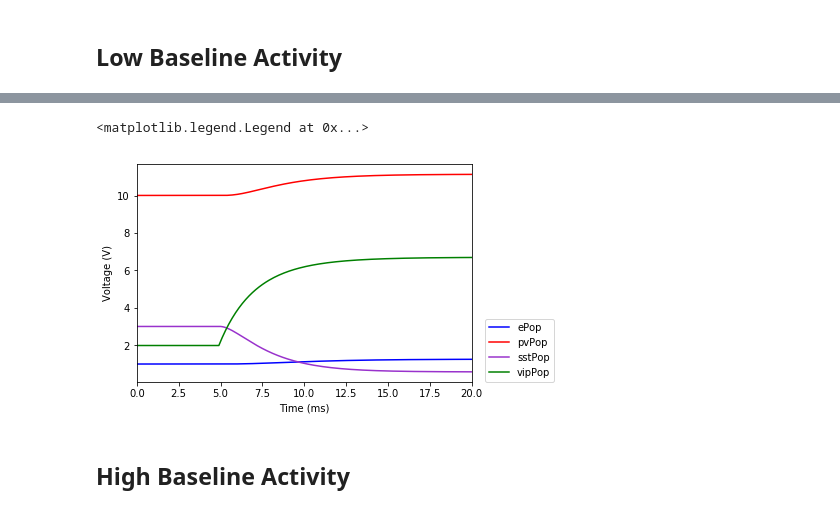
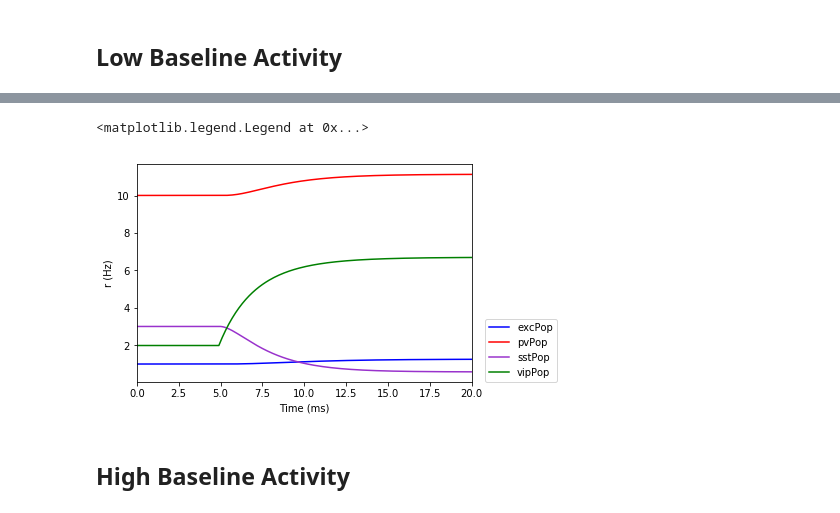
Before and after one commit to OpenSourceBrain/del-Molino2017, a Jupyter notebook: notebooks/Figures.ipynb, the cells around one changed output, grey strips where cells are left out. Saved outputs shown, nothing was run; the diff lists cells and outputs as text; code cells hidden in the pictures.

```diff
--- a/notebooks/Figures.ipynb
+++ b/notebooks/Figures.ipynb
@@ -12,5 +10,5 @@ Image("../NeuroML/Fig1/Fig1a.png")
 # %%
-populations = ['e', 'pv', 'sst', 'vip']
+populations = ['exc', 'pv', 'sst', 'vip']
 colours = ['blue', 'red', 'darkorchid', 'green']
 # %% [markdown]
 ## Low Baseline Activity
@@ -20,6 +18,6 @@ import matplotlib.pyplot as plt
 from pyneuroml import pynml
 
 low_lems_file='../NeuroML/Fig1/LEMS_RateBased_low_baseline.xml'
-low_results = pynml.run_lems_with_jneuroml(low_lems_file, nogui=True, load_saved_data=True, plot=True)
+low_results = pynml.run_lems_with_jneuroml(low_lems_file, nogui=True, load_saved_data=True, plot=False)
 # %% [output]
 pyNeuroML >>> Reloading data specified in LEMS file: ../NeuroML/Fig1/LEMS_RateBased_low_baseline.xml (/Users/jessica/Dropbox/GSoC/delMolino/NeuroML/Fig1/LEMS_RateBased_low_baseline.xml), base_dir: .,  ...
@@ -28,20 +24,20 @@ pyNeuroML >>> Reloading: Data loaded from ./rates_low.dat (jNeuroML)
 # %%
 # reproduce Fig 1c - Low Baseline activity
 
 # t=0 corresponds to the time point of the modulatory input
 T = max(low_results['t']) * 1000
 timeLine = [t * 1000 - T/4 + 5 for t in low_results['t']]
 for population_idx, population in enumerate(populations):
     pop = '%sPop' %population
     plt.plot(timeLine, low_results[pop + '[0]/r'], label=pop, color=colours[population_idx])
 
 plt.xlabel('Time (ms)')
-plt.ylabel('Voltage (V)')
+plt.ylabel('r (Hz)')
 plt.xlim(xmin=0, xmax=20)
 plt.legend(loc=(1.04,0))
 # %% [output]
 <matplotlib.legend.Legend at 0x...>
-[figure, old version]
+[figure, new version]
 # %% [markdown]
 ## High Baseline Activity
 # %%
```
Also changed, not shown: parts of 9 cells of this notebook.
